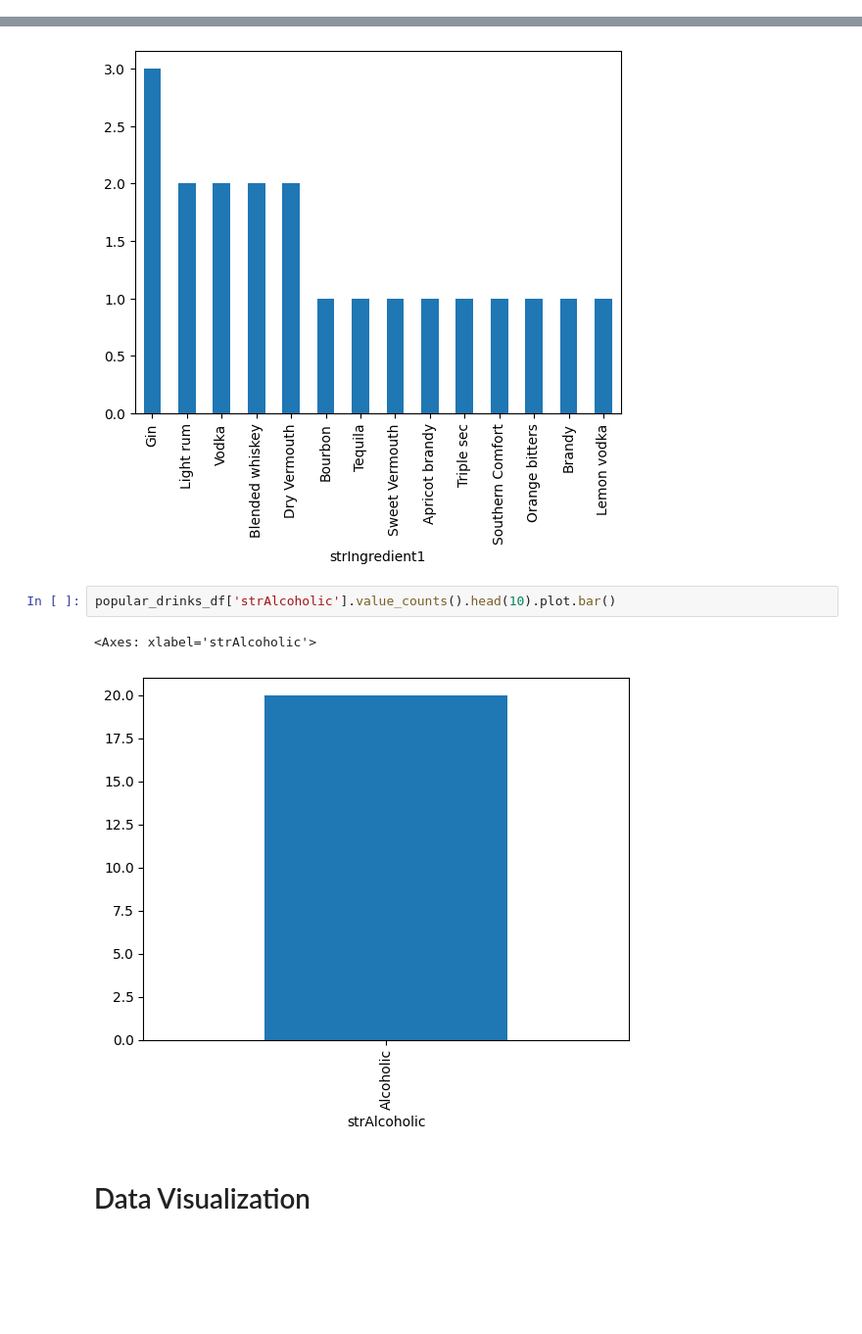
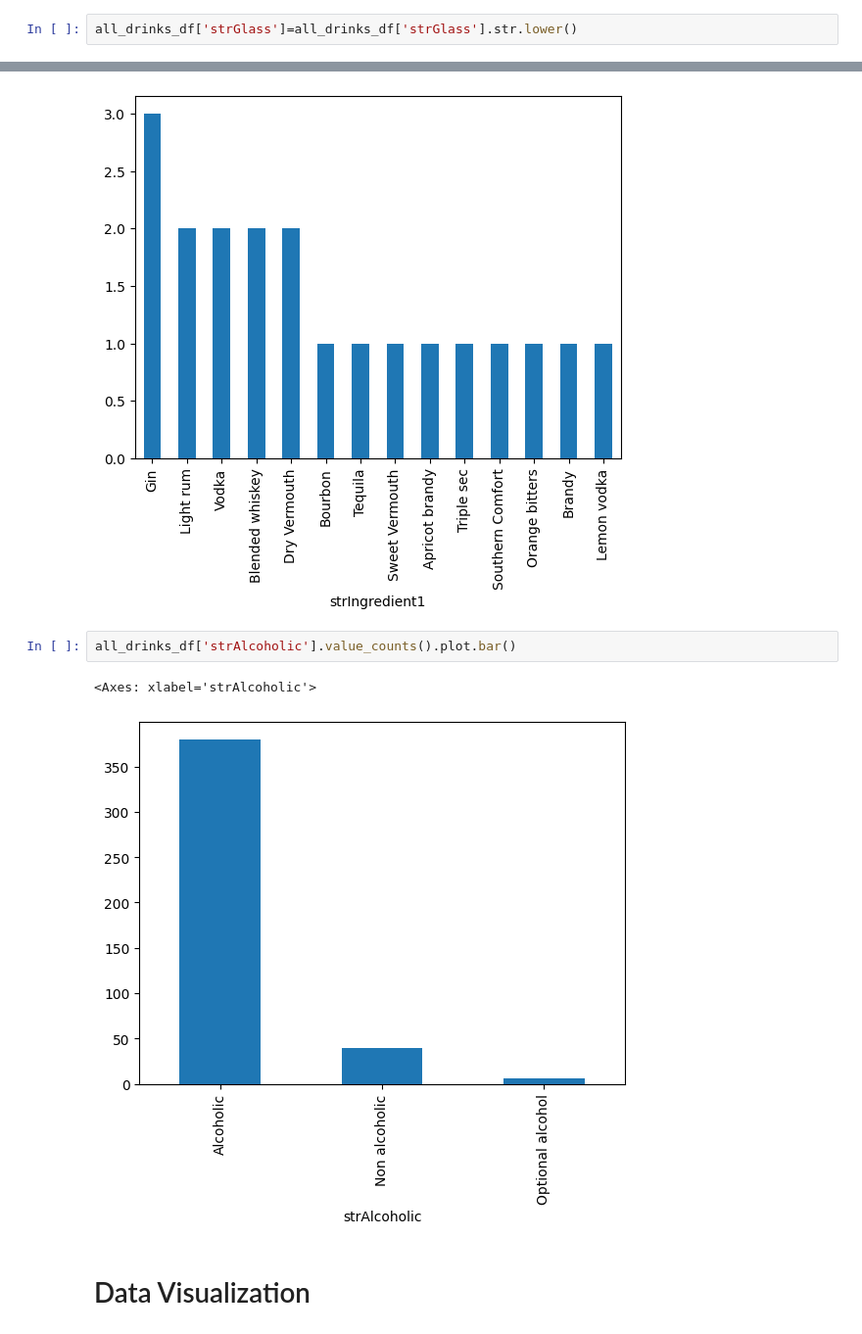
Before and after one commit to redsun498/Data-Genie, a Jupyter notebook: notebooks/EDA - Cocktails.ipynb, the cells around one changed output, grey strips where cells are left out. Shown at 98% size. Cells and saved outputs as stored; diff of their text form; blank space fills up the shorter version.

```diff
--- a/notebooks/EDA - Cocktails.ipynb
+++ b/notebooks/EDA - Cocktails.ipynb
@@ -261,0 +283,2 @@ Index(['idDrink', 'strDrink', 'strTags', 'strCategory', 'strIBA',
+# %%
+all_drinks_df['strGlass']=all_drinks_df['strGlass'].str.lower()
@@ -1813,9 +1830,9 @@ popular_drinks_df['strIngredient1'].value_counts().plot.bar()
 <Axes: xlabel='strIngredient1'>
 [figure]
 # %%
-popular_drinks_df['strAlcoholic'].value_counts().head(10).plot.bar()
+all_drinks_df['strAlcoholic'].value_counts().plot.bar()
 # %% [output]
 <Axes: xlabel='strAlcoholic'>
-[figure, old version]
+[figure, new version]
 # %% [markdown]
 # Data Visualization
```
Also changed, not shown: parts of 28 cells of this notebook, 4 other files.
